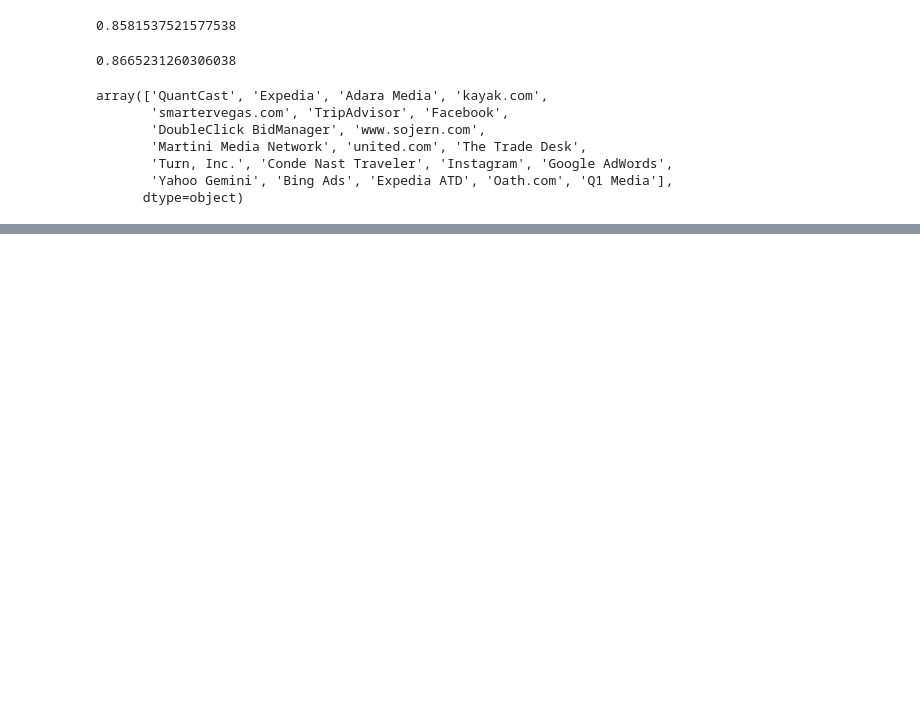
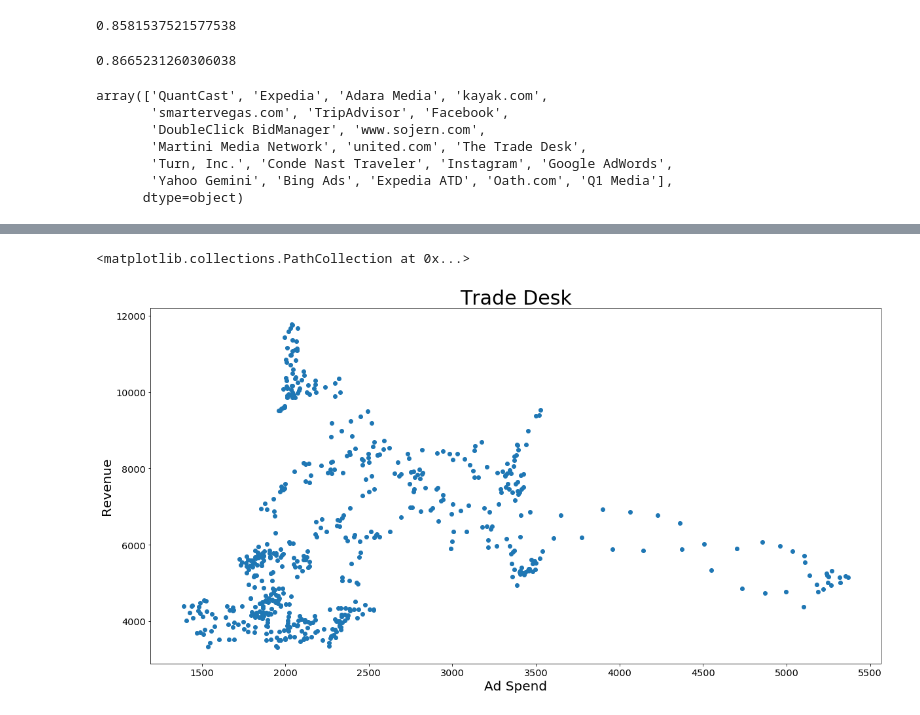
Before and after one commit to cbonfantep/Marketing-ROI-Prediction, a Jupyter notebook: All Models_Mov Avg.ipynb, the cells around one changed output, grey strips where cells are left out. Saved outputs shown, nothing was run; the diff lists cells and outputs as text; code cells hidden in the pictures; blank space fills up the shorter version.

```diff
--- a/All Models_Mov Avg.ipynb
+++ b/All Models_Mov Avg.ipynb
@@ -347,0 +402,30 @@ plt.plot(x, y)
+# %%
+# Showcase Scatter of Linear model that got negative score
+
+
+df = file_avg[file_avg['Site Name']=='The Trade Desk']
+
+x = df["Ad Spend_Mov Avg"]
+y = df["Room Revenue*_Mov Avg"]
+
+plt.figure(figsize=(20,10))
+
+
+plt.title("Trade Desk", fontsize=30)
+
+plt.xlabel("Ad Spend",fontsize=20)
+plt.ylabel("Revenue", fontsize=20)
+
+
+params = {'legend.fontsize': 'x-large',
+          'figure.figsize': (15, 5),
+         'axes.labelsize': 'x-large',
+         'axes.titlesize':'x-large',
+         'xtick.labelsize':'x-large',
+         'ytick.labelsize':'x-large'}
+plt.rcParams.update(params)
+
+plt.scatter(x, y)
+# %% [output]
+<matplotlib.collections.PathCollection at 0x...>
+[figure, added]
```
Also changed, not shown: parts of 37 cells of this notebook.
